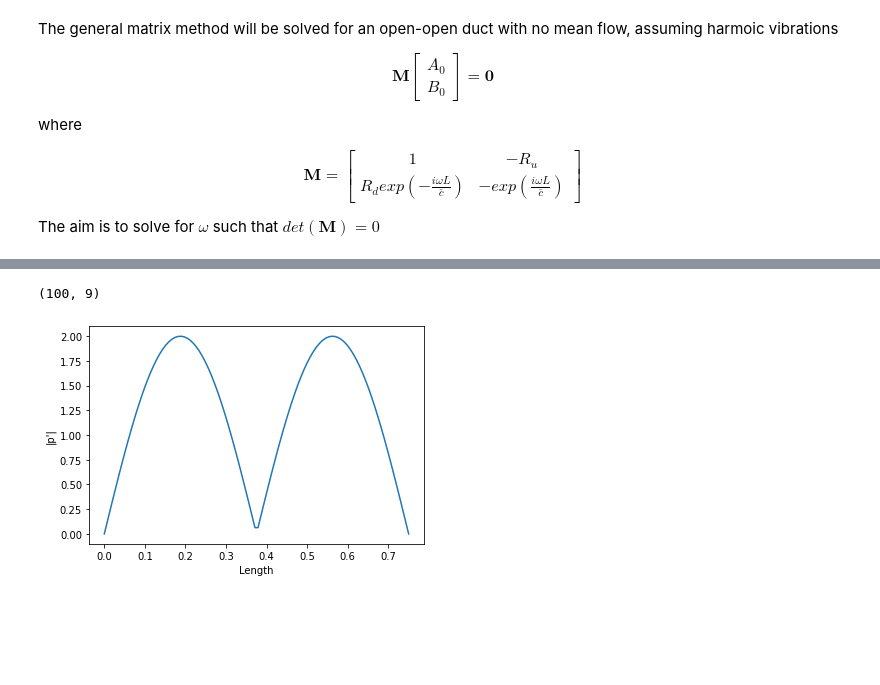
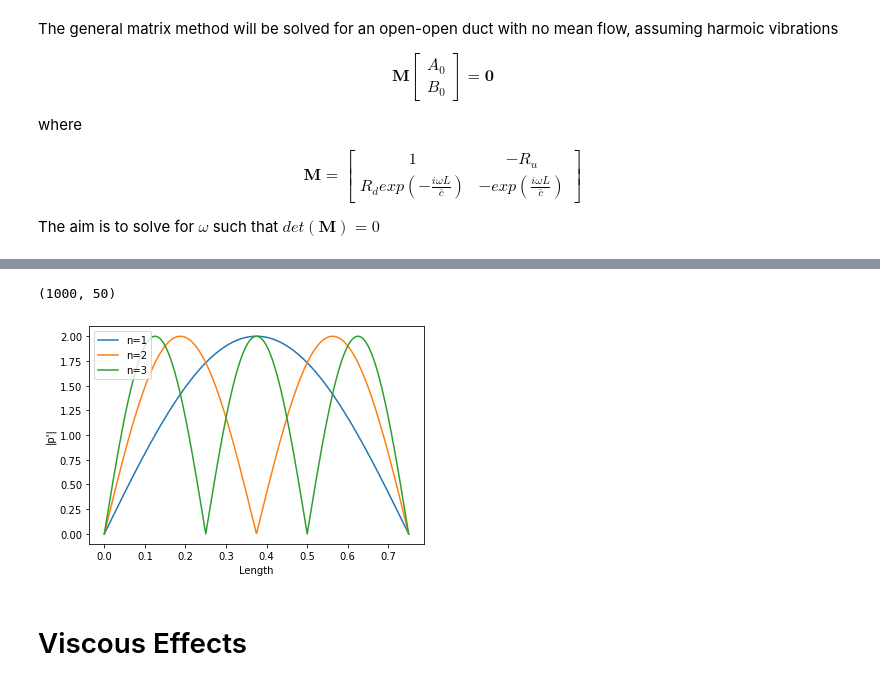
Before and after one commit to kyubin-l/fyp, a Jupyter notebook: acoustic-modes.ipynb, the cells around one changed output, grey strips where cells are left out. Drawn from its saved outputs; the diff is of its cells as text; code cells hidden in the pictures; blank space fills up the shorter version.

Commit message:
Full acoustic model (without viscous and temperature effects)

```diff
--- a/acoustic-modes.ipynb
+++ b/acoustic-modes.ipynb
@@ -44,26 +44,36 @@ $\displaystyle \left\{460.0 n \pi\; \middle|\; n \in \mathbb{Z}\right\}$
 # %%
 # Converting infinite set into generator object, taking first 20 elements and adding to a list
+# Contains positive and negative numbers. Will only consider positive values of n (n=0 gives w=0)
 wl_iterable = iter(wl)
-wl_list = [float(next(wl_iterable)) for i in range(20)]
-wl_arr = np.asarray(wl_list)
+wl_all = [complex(next(wl_iterable)) for i in range(100)] # Taking the first 100 solutions, can take more if wanted. Goes in order 0, 1, -1, 2, -2, ...
+
+# taking positive values, want n = 1, 2, 3..., aka the odd indices in the wl_all list
+w_n = [wl_all[i] for i in range(len(wl_all)) if i%2 == 1]
+w_n = np.asarray(w_n)
 # %%
 # Function for calculating pressure fluctuations, saying A0 = 1
-x = np.linspace(0, L, 100)
+x = np.linspace(0, L, 1000)
 x = x[..., np.newaxis]
 
 def p_fluc(wl):
-    return np.exp((j*wl*(-x/c))) + 1/Ru*e**(j*wl*x/c)
-    # return np.exp((j*wl*(-x/c))) + Rd*e**(2*j*wl*L/c)*e**(j*wl*x/c)
+    return np.exp((j*wl*(-x/c))) + 1/Ru*e**(j*wl*x/c) # using BC and x = 0
+    #return np.exp((j*wl*(-x/c))) + Rd*e**(-2*j*wl*L/c)*e**(j*wl*x/c) # using BC at x = L
-# %%
-p_fluc(wl_arr[1:10]).shape
-# %% [output]
-(100, 9)
+# %%
+p = p_fluc(w_n)
+p.shape
+# %% [output]
+(1000, 50)
 # %%
-n = 10
-p = p_fluc(wl_list[n])
-plt.plot(x, np.abs(p_fluc(wl_arr[3])))
-plt.ylabel('|p\'|')
-plt.xlabel('Length')
-plt.show()
+def plot_modes(n):
+    labels = [str(f"n={i}") for i in range(1, n+1)]
+    plt.plot(x, np.abs(p[:,:n]), label = labels)
+    plt.ylabel('|p\'|')
+    plt.xlabel('Length')
+    plt.legend(loc='upper left')
+    plt.show()
-# %% [output]
-[figure, removed]
+# %%
+plot_modes(3)
+# %% [output]
+[figure, added]
+# %% [markdown]
+# Viscous Effects
```
Also changed, not shown: parts of 4 cells of this notebook.
